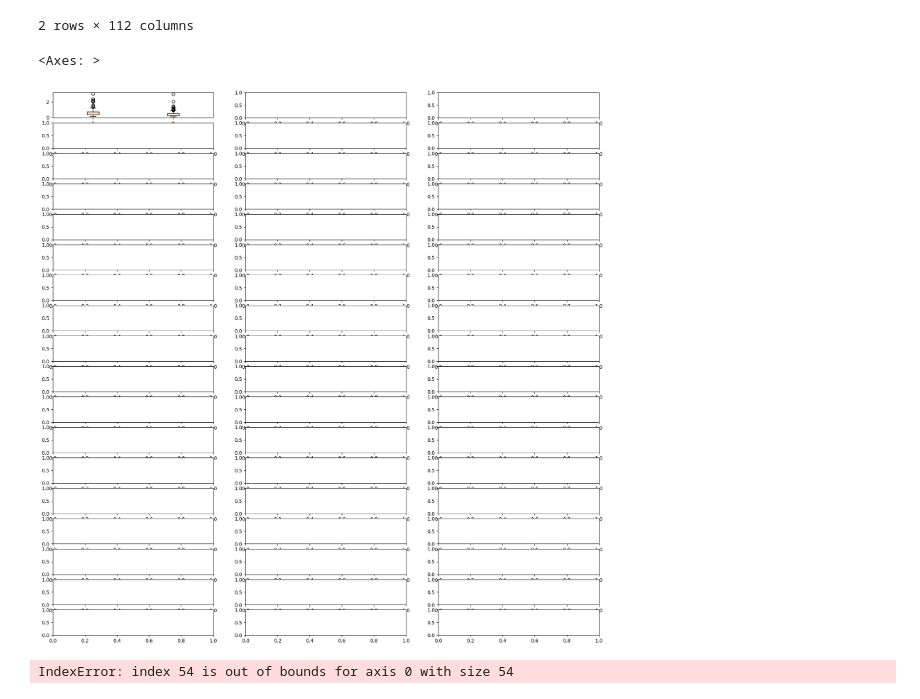
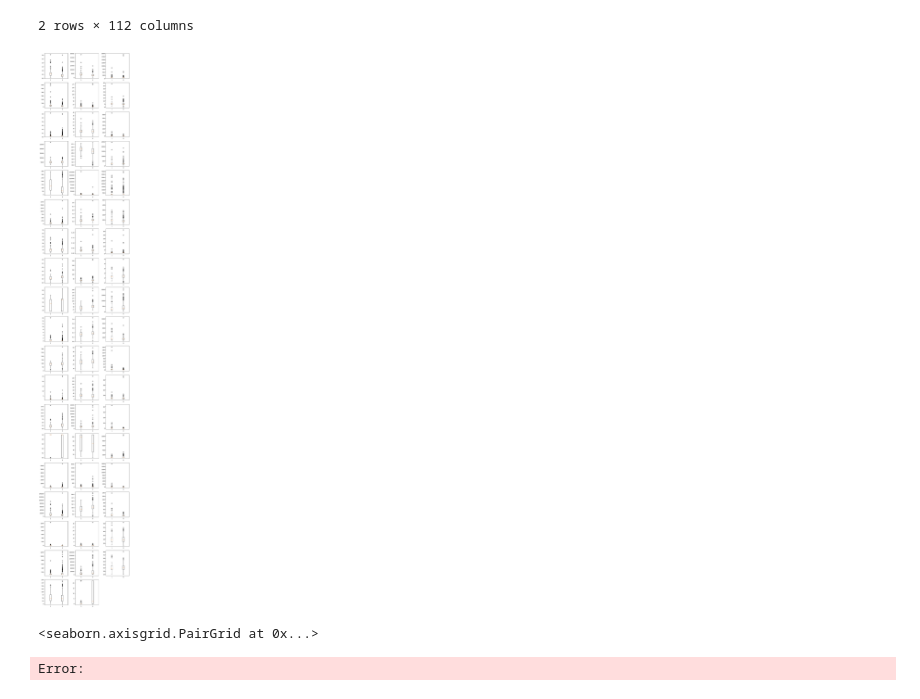
Before and after one commit to tristannew/kaggle, a Jupyter notebook: icr_age_related_conditions/explore.ipynb, the cells around one changed output. Saved outputs shown, nothing was run; the diff lists cells and outputs as text; code cells hidden in the pictures.

```diff
--- a/icr_age_related_conditions/explore.ipynb
+++ b/icr_age_related_conditions/explore.ipynb
@@ -95,21 +95,27 @@ training.groupby("Class").agg(["mean", "median"])
 | 0 | 0.408560 | 0.324748 | 3174.538284 | 2864.46446 | 114.342036 | 85.200147 | 29.349849 | 18.498381 | 9.922396 | 8.138688 | ... | ... |
 | 1 | 0.692226 | 0.572582 | 5044.576630 | 3997.38504 | 119.433308 | 85.200147 | 65.811637 | 30.959161 | 11.364091 | 8.138688 | ... | ... |
 2 rows × 112 columns
-# %%
-axes[1][1]
-# %% [output]
-<Axes: >
 # %%
 features = X_train.columns
 
-f, axes =plt.subplots(ncols=3, nrows=len(features)//3, figsize=(20, 20))
+f, axes = plt.subplots(ncols=3, nrows=(len(features)//3)+1, figsize=(10, 60))
 axes=axes.flatten()
 
 for i, feature in enumerate(features):
     axes[i].boxplot(x=[training[training.Class == 1][feature],
                        training[training.Class == 0][feature]],
                        tick_labels=["1", "0"])
-    plt.show()
+
+for j in range(i + 1, len(axes)):
+    f.delaxes(axes[j])
+
+# Show the plots
+plt.tight_layout()
+plt.show()
 # %% [output]
-[figure, old version]
+[figure, new version]
-IndexError: index 54 is out of bounds for axis 0 with size 54
+# %%
+sns.pairplot(training)
+# %% [output]
+<seaborn.axisgrid.PairGrid at 0x...>
+Error:
```
Also changed, not shown: 1 other file.
